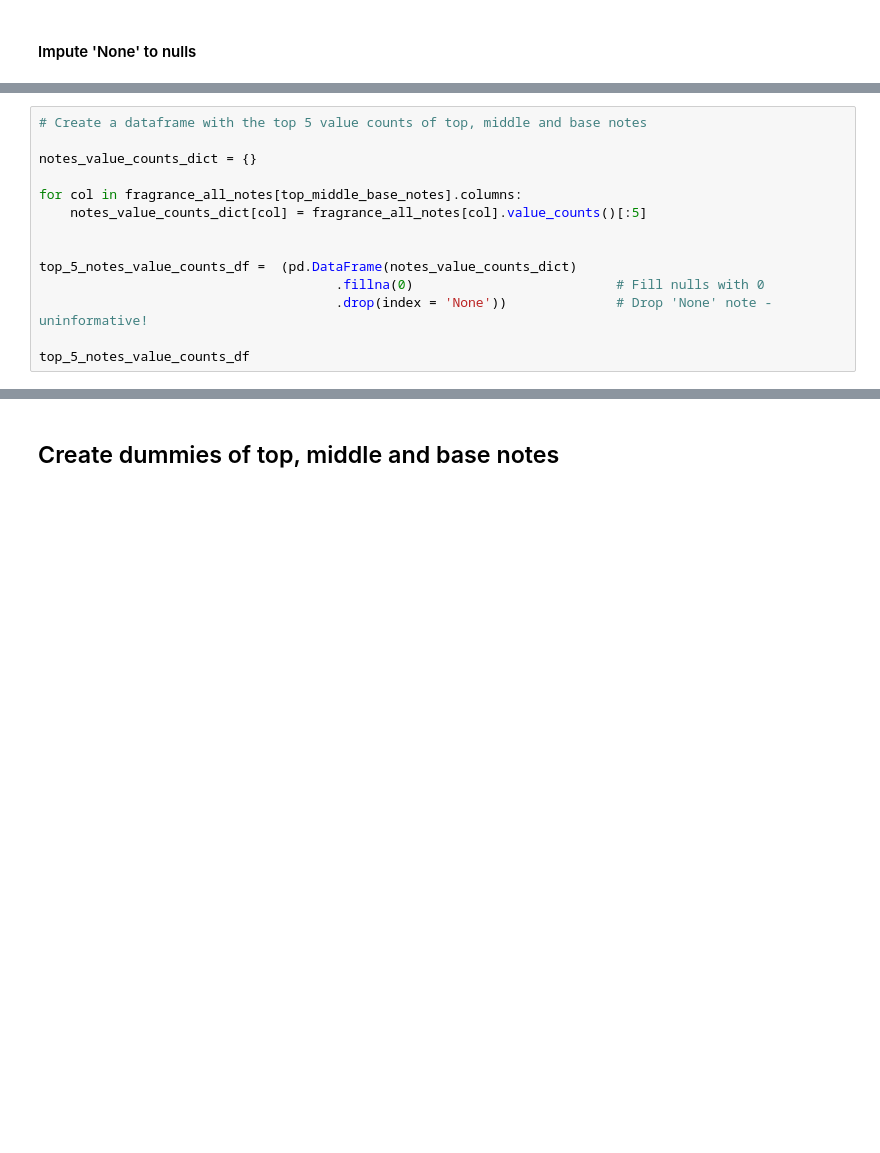
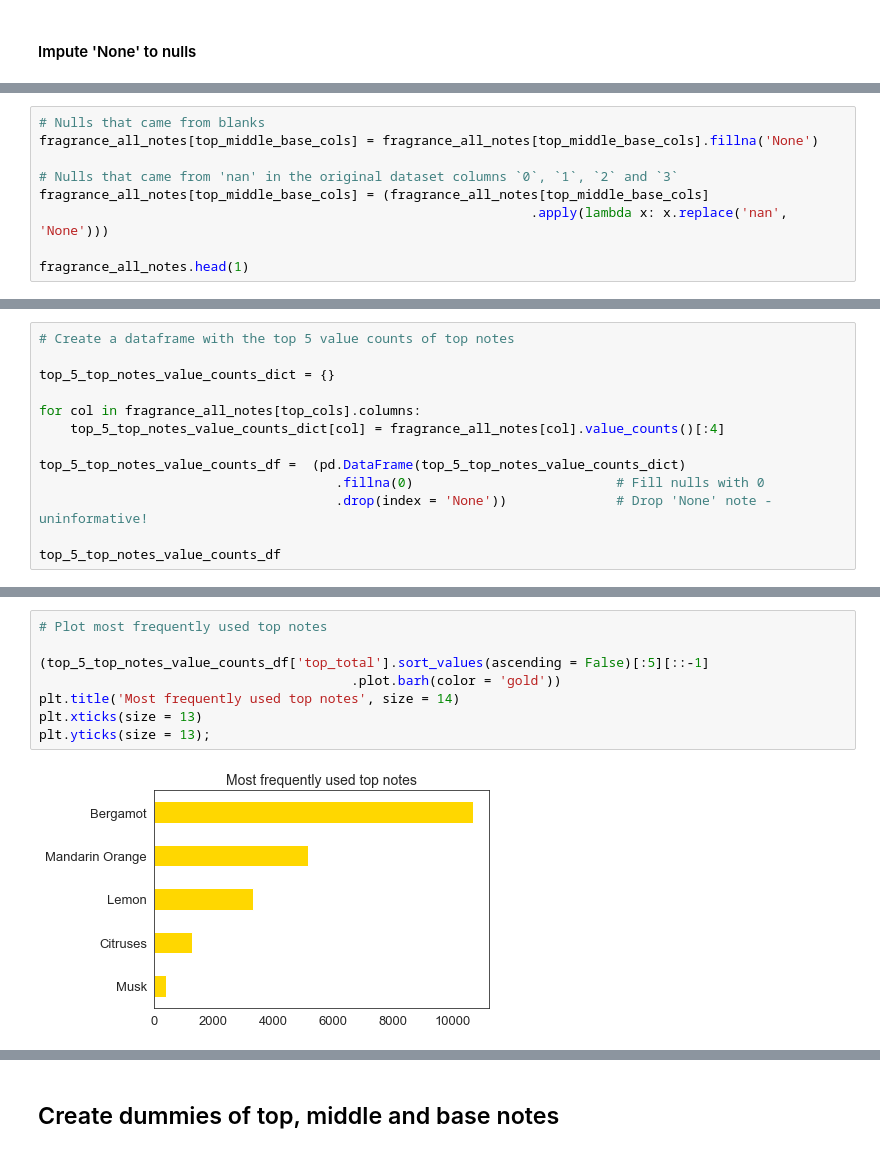
Before and after one commit to abishop17/hitting_top_notes_fragrances, a Jupyter notebook: code/notes_preprocess_eda.ipynb, the cells around one changed output, grey strips where cells are left out. Saved outputs shown, nothing was run; the diff lists cells and outputs as text; blank space fills up the shorter version.

Commit message:
update EDA re: notes classes

```diff
--- a/code/notes_preprocess_eda.ipynb
+++ b/code/notes_preprocess_eda.ipynb
@@ -882,14 +741,0 @@ printmd(f'**Count of base notes: {base_count:,}**')
-# %%
-# Create a dataframe with the top 5 value counts of top, middle and base notes
-
-notes_value_counts_dict = {}
-
-for col in fragrance_all_notes[top_middle_base_notes].columns:
-    notes_value_counts_dict[col] = fragrance_all_notes[col].value_counts()[:5]
-
-
-top_5_notes_value_counts_df =  (pd.DataFrame(notes_value_counts_dict)
-                                      .fillna(0)                          # Fill nulls with 0
-                                      .drop(index = 'None'))              # Drop 'None' note - uninformative!
-
-top_5_notes_value_counts_df
@@ -1067,0 +742,9 @@ Later I'd like to try modeling with a representative sample of top notes and res
+# %%
+# Nulls that came from blanks
+fragrance_all_notes[top_middle_base_cols] = fragrance_all_notes[top_middle_base_cols].fillna('None')
+
+# Nulls that came from 'nan' in the original dataset columns `0`, `1`, `2` and `3`
+fragrance_all_notes[top_middle_base_cols] = (fragrance_all_notes[top_middle_base_cols]
+                                                               .apply(lambda x: x.replace('nan', 'None')))
+
+fragrance_all_notes.head(1)
@@ -1067,0 +757,13 @@ Later I'd like to try modeling with a representative sample of top notes and res
+# %%
+# Create a dataframe with the top 5 value counts of top notes
+
+top_5_top_notes_value_counts_dict = {}
+
+for col in fragrance_all_notes[top_cols].columns:
+    top_5_top_notes_value_counts_dict[col] = fragrance_all_notes[col].value_counts()[:4]
+
+top_5_top_notes_value_counts_df =  (pd.DataFrame(top_5_top_notes_value_counts_dict)
+                                      .fillna(0)                          # Fill nulls with 0
+                                      .drop(index = 'None'))              # Drop 'None' note - uninformative!
+
+top_5_top_notes_value_counts_df
@@ -1067,0 +814,10 @@ Later I'd like to try modeling with a representative sample of top notes and res
+# %%
+# Plot most frequently used top notes
+
+(top_5_top_notes_value_counts_df['top_total'].sort_values(ascending = False)[:5][::-1]
+                                        .plot.barh(color = 'gold'))
+plt.title('Most frequently used top notes', size = 14)
+plt.xticks(size = 13)
+plt.yticks(size = 13);
+# %% [output]
+[figure, added]
```
Also changed, not shown: parts of 48 cells of this notebook.
